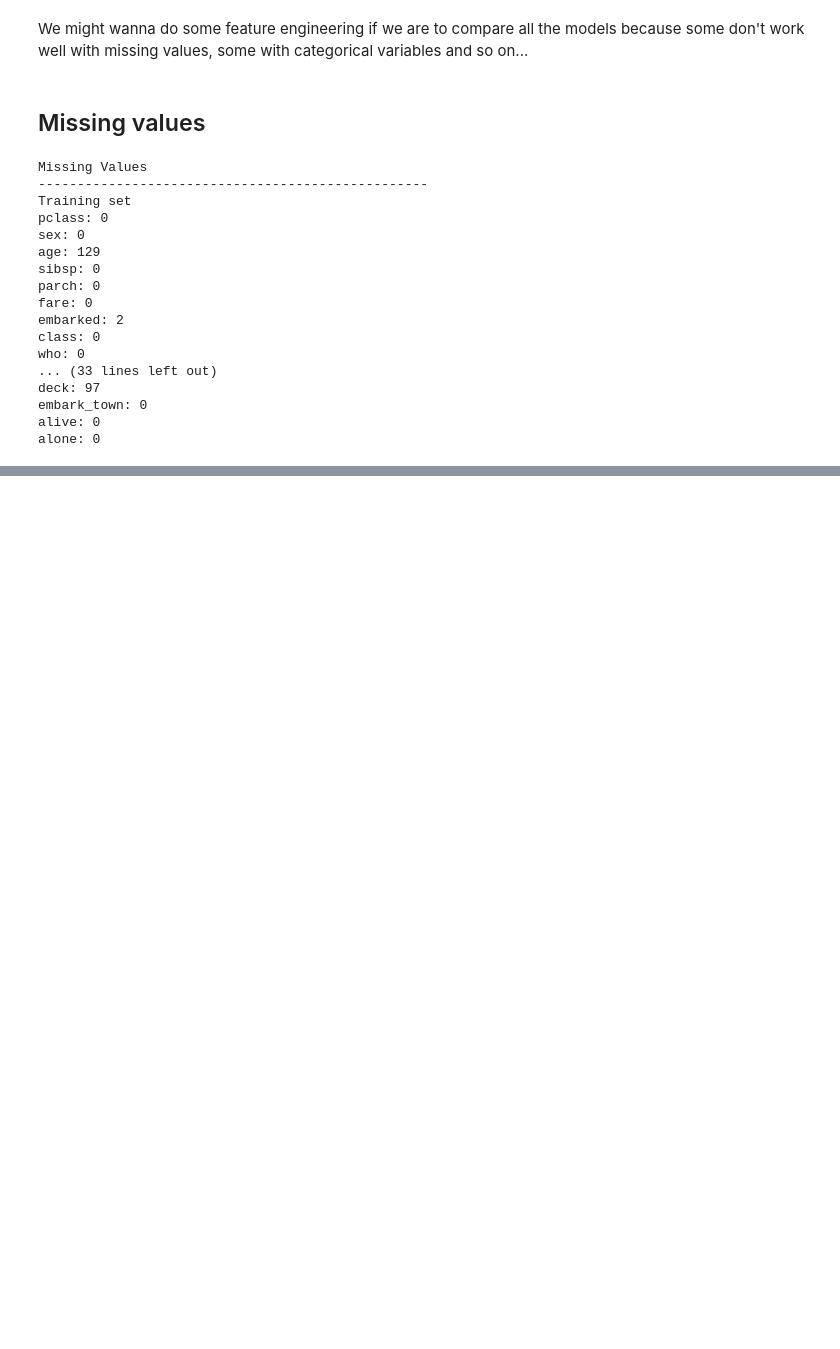
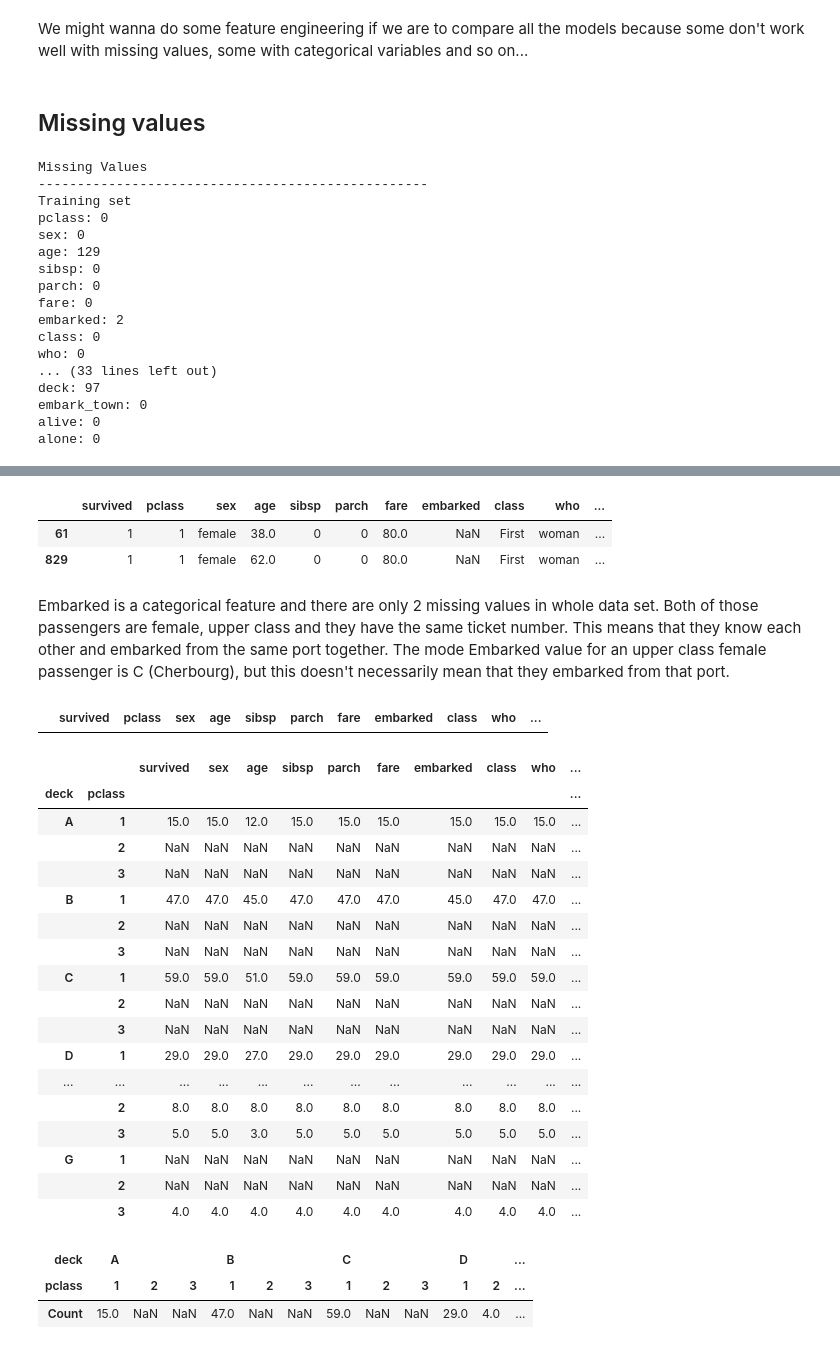
Before and after one commit to Yasir323/lazy-import, a Jupyter notebook: Lazy_Import_and_Pyforest.ipynb, the cells around one changed output, grey strips where cells are left out. Saved outputs shown, nothing was run; the diff lists cells and outputs as text; code cells hidden in the pictures; blank space fills up the shorter version.

```diff
--- a/Lazy_Import_and_Pyforest.ipynb
+++ b/Lazy_Import_and_Pyforest.ipynb
@@ -175,0 +218,8 @@ alone: 0
+# %%
+clas_data[clas_data['embarked'].isnull()]
+# %% [output]
+|  | survived | pclass | sex | age | sibsp | parch | fare | embarked | class | who | ... |
+| 61 | 1 | 1 | female | 38.0 | 0 | 0 | 80.0 | NaN | First | woman | ... |
+| 829 | 1 | 1 | female | 62.0 | 0 | 0 | 80.0 | NaN | First | woman | ... |
+# %% [markdown]
+Embarked is a categorical feature and there are only 2 missing values in whole data set. Both of those passengers are female, upper class and they have the same ticket number. This means that they know each other and embarked from the same port together. The mode Embarked value for an upper class female passenger is C (Cherbourg), but this doesn't necessarily mean that they embarked from that port.
@@ -175,0 +228,4 @@ alone: 0
+# %%
+clas_data[clas_data['fare'].isnull()]
+# %% [output]
+|  | survived | pclass | sex | age | sibsp | parch | fare | embarked | class | who | ... |
@@ -175,0 +283,23 @@ alone: 0
+# %%
+df_all_decks = clas_data.groupby(['deck', 'pclass']).count()
+# %%
+df_all_decks
+# %% [output]
+|  |  | survived | sex | age | sibsp | parch | fare | embarked | class | who | ... |
+| deck | pclass |  |  |  |  |  |  |  |  |  | ... |
+| A | 1 | 15.0 | 15.0 | 12.0 | 15.0 | 15.0 | 15.0 | 15.0 | 15.0 | 15.0 | ... |
+|  | 2 | NaN | NaN | NaN | NaN | NaN | NaN | NaN | NaN | NaN | ... |
+|  | 3 | NaN | NaN | NaN | NaN | NaN | NaN | NaN | NaN | NaN | ... |
+| B | 1 | 47.0 | 47.0 | 45.0 | 47.0 | 47.0 | 47.0 | 45.0 | 47.0 | 47.0 | ... |
+|  | 2 | NaN | NaN | NaN | NaN | NaN | NaN | NaN | NaN | NaN | ... |
+|  | 3 | NaN | NaN | NaN | NaN | NaN | NaN | NaN | NaN | NaN | ... |
+| C | 1 | 59.0 | 59.0 | 51.0 | 59.0 | 59.0 | 59.0 | 59.0 | 59.0 | 59.0 | ... |
+|  | 2 | NaN | NaN | NaN | NaN | NaN | NaN | NaN | NaN | NaN | ... |
+|  | 3 | NaN | NaN | NaN | NaN | NaN | NaN | NaN | NaN | NaN | ... |
+| D | 1 | 29.0 | 29.0 | 27.0 | 29.0 | 29.0 | 29.0 | 29.0 | 29.0 | 29.0 | ... |
+| ... | ... | ... | ... | ... | ... | ... | ... | ... | ... | ... | ... |
+|  | 2 | 8.0 | 8.0 | 8.0 | 8.0 | 8.0 | 8.0 | 8.0 | 8.0 | 8.0 | ... |
+|  | 3 | 5.0 | 5.0 | 3.0 | 5.0 | 5.0 | 5.0 | 5.0 | 5.0 | 5.0 | ... |
+| G | 1 | NaN | NaN | NaN | NaN | NaN | NaN | NaN | NaN | NaN | ... |
+|  | 2 | NaN | NaN | NaN | NaN | NaN | NaN | NaN | NaN | NaN | ... |
+|  | 3 | 4.0 | 4.0 | 4.0 | 4.0 | 4.0 | 4.0 | 4.0 | 4.0 | 4.0 | ... |
@@ -175,0 +311,6 @@ alone: 0
+# %%
+df_all_decks
+# %% [output]
+| deck | A |  |  | B |  |  | C |  |  | D |  | ... |
+| pclass | 1 | 2 | 3 | 1 | 2 | 3 | 1 | 2 | 3 | 1 | 2 | ... |
+| Count | 15.0 | NaN | NaN | 47.0 | NaN | NaN | 59.0 | NaN | NaN | 29.0 | 4.0 | ... |
```
Also changed, not shown: parts of 22 cells of this notebook.
